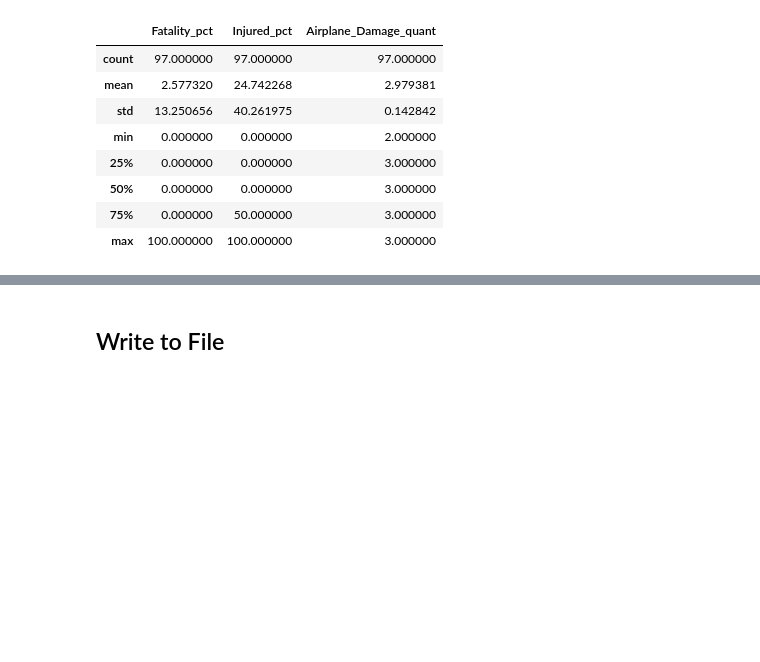
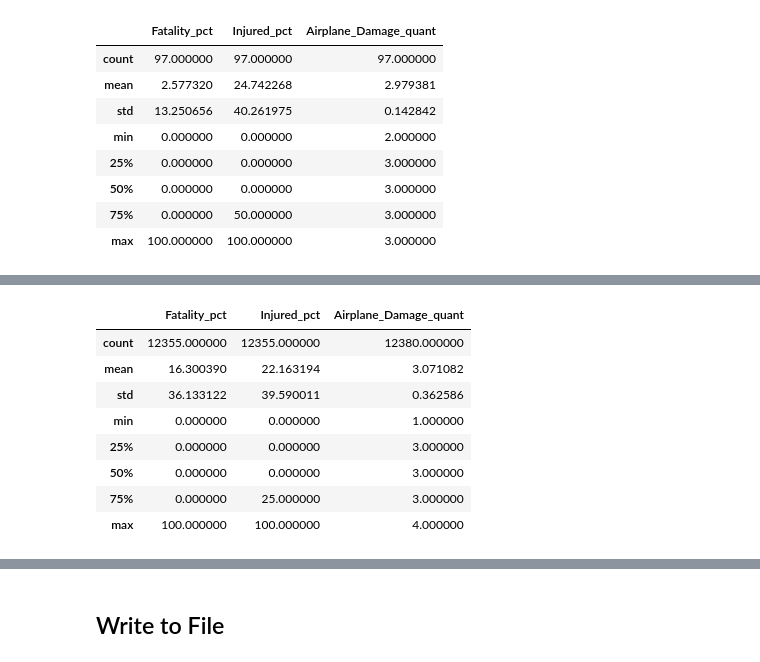
Before and after one commit to Jmanitou/Aviation_Analysis_Report, a Jupyter notebook: Aviation_Analysis_Report.ipynb, the cells around one changed output, grey strips where cells are left out. Saved outputs shown, nothing was run; the diff lists cells and outputs as text; code cells hidden in the pictures; blank space fills up the shorter version.

```diff
--- a/Aviation_Analysis_Report.ipynb
+++ b/Aviation_Analysis_Report.ipynb
@@ -275,0 +339,12 @@ Boeing_fat_pct.describe()
+# %%
+df_outcomes.describe()
+# %% [output]
+|  | Fatality_pct | Injured_pct | Airplane_Damage_quant |
+| count | 12355.000000 | 12355.000000 | 12380.000000 |
+| mean | 16.300390 | 22.163194 | 3.071082 |
+| std | 36.133122 | 39.590011 | 0.362586 |
+| min | 0.000000 | 0.000000 | 1.000000 |
+| 25% | 0.000000 | 0.000000 | 3.000000 |
+| 50% | 0.000000 | 0.000000 | 3.000000 |
+| 75% | 0.000000 | 25.000000 | 3.000000 |
+| max | 100.000000 | 100.000000 | 4.000000 |
```
Also changed, not shown: parts of 14 cells of this notebook.
